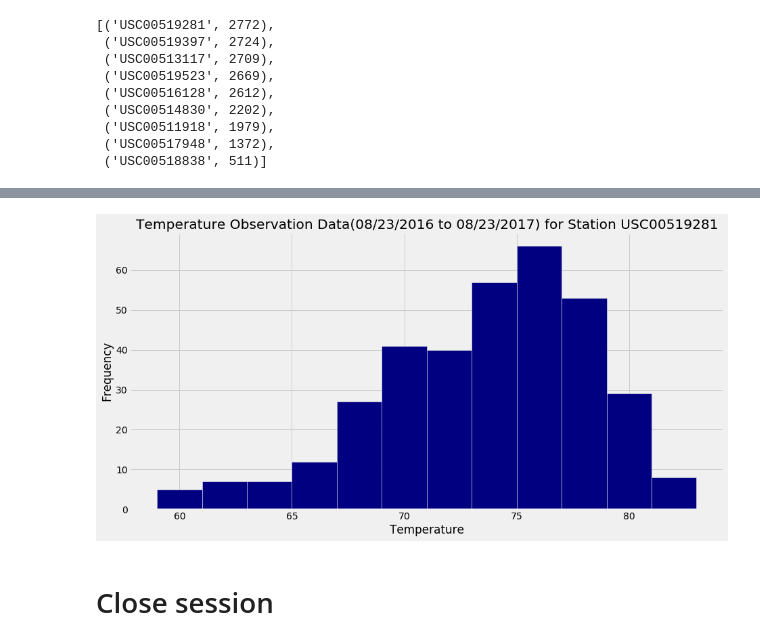
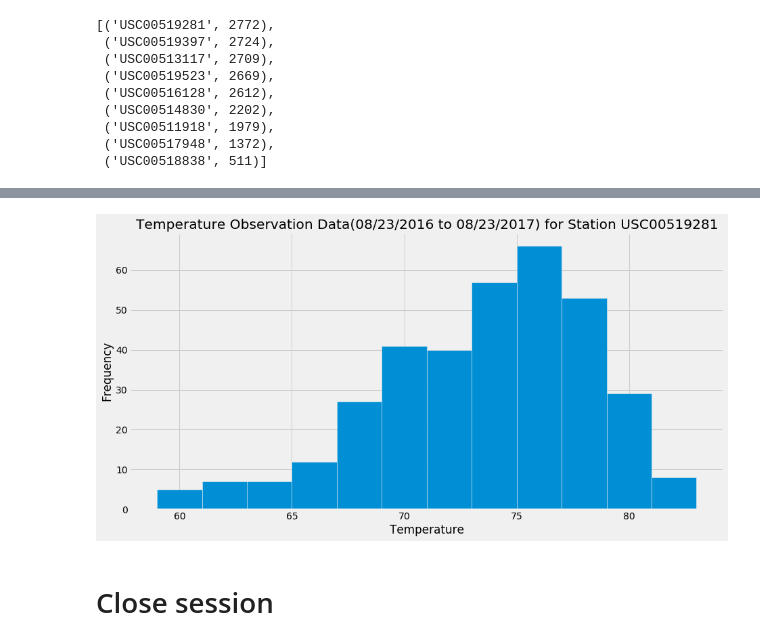
Before and after one commit to bay0624/sqlalchemy-challenge, a Jupyter notebook: climate.ipynb, the cells around one changed output, grey strips where cells are left out. Saved outputs shown, nothing was run; the diff lists cells and outputs as text; code cells hidden in the pictures.

Commit message:
Clean up code and plots and used ORM query per instructions

```diff
--- a/climate.ipynb
+++ b/climate.ipynb
@@ -197,9 +210,6 @@ sum_stats_df
 # %%
 # Query the last 12 months of temperature observation data for this station.
 # Plot the results as a histogram with bins = 12.
-temp = engine.execute("SELECT tobs FROM measurement \
-                      WHERE station = 'USC00519281' \
-                      AND date >= '2016-08-23'").fetchall()
-df_1 = pd.DataFrame(temp)
-temp_df = df_1.rename(columns={0: "Temperature"})
-temp_df
+temp = session.query(Measurement.tobs).\
+                    filter(Measurement.date >= "2016-08-23").\
+                    filter(Measurement.station == "USC00519281")
@@ -219,0 +216,4 @@ temp_df
+# %%
+df_1 = pd.read_sql(temp.statement, temp.session.bind)
+temp_df = df_1.rename(columns={"tobs": "Temperature"})
+temp_df
@@ -220,11 +234,11 @@ temp_df
 # %%
 plt.figure(figsize=(14,7))
 plt.title("Temperature Observation Data(08/23/2016 to 08/23/2017) for Station USC00519281")
 plt.ylabel("Frequency")
-sns.histplot(data = temp_df["Temperature"], color="navy", alpha=1, bins=12)
+sns.histplot(data = temp_df["Temperature"], alpha=1, bins=12)
 plt.show()
 # %% [output]
-[figure, old version]
+[figure, new version]
 # %% [markdown]
 # Close session
 # %%
```
Also changed, not shown: parts of 21 cells of this notebook.
